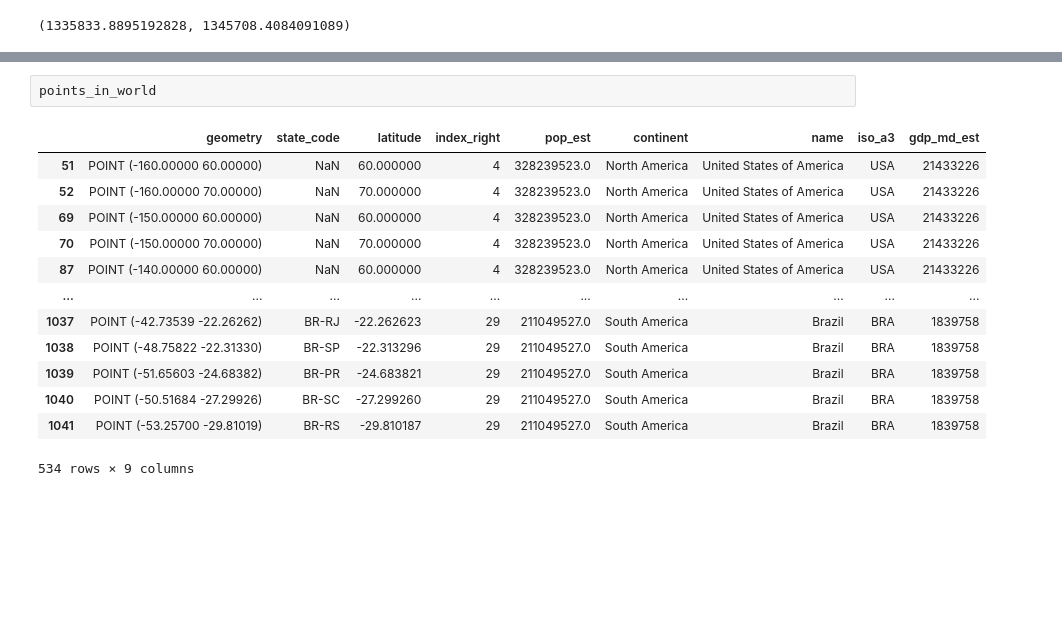
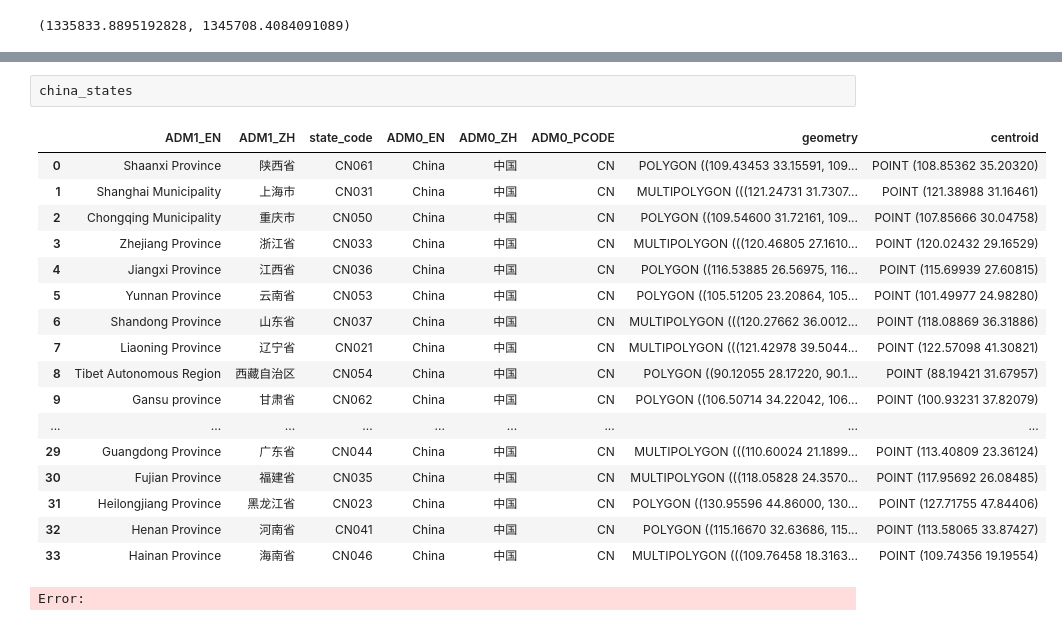
Before and after one commit to jus6du/wavelet_decomposition, a Jupyter notebook: optim_mix/build_grid_points.ipynb, the cells around one changed output, grey strips where cells are left out. Drawn from its saved outputs; the diff is of its cells as text; blank space fills up the shorter version.

```diff
--- a/optim_mix/build_grid_points.ipynb
+++ b/optim_mix/build_grid_points.ipynb
@@ -143,18 +129,23 @@ plt.show()
   centroids = world.centroid
 [figure]
-# %%
-points_in_world
-# %% [output]
-|  | geometry | state_code | latitude | index_right | pop_est | continent | name | iso_a3 | gdp_md_est |
-| 51 | POINT (-160.00000 60.00000) | NaN | 60.000000 | 4 | 328239523.0 | North America | United States of America | USA | 21433226 |
-| 52 | POINT (-160.00000 70.00000) | NaN | 70.000000 | 4 | 328239523.0 | North America | United States of America | USA | 21433226 |
-| 69 | POINT (-150.00000 60.00000) | NaN | 60.000000 | 4 | 328239523.0 | North America | United States of America | USA | 21433226 |
-| 70 | POINT (-150.00000 70.00000) | NaN | 70.000000 | 4 | 328239523.0 | North America | United States of America | USA | 21433226 |
-| 87 | POINT (-140.00000 60.00000) | NaN | 60.000000 | 4 | 328239523.0 | North America | United States of America | USA | 21433226 |
-| ... | ... | ... | ... | ... | ... | ... | ... | ... | ... |
-| 1037 | POINT (-42.73539 -22.26262) | BR-RJ | -22.262623 | 29 | 211049527.0 | South America | Brazil | BRA | 1839758 |
-| 1038 | POINT (-48.75822 -22.31330) | BR-SP | -22.313296 | 29 | 211049527.0 | South America | Brazil | BRA | 1839758 |
-| 1039 | POINT (-51.65603 -24.68382) | BR-PR | -24.683821 | 29 | 211049527.0 | South America | Brazil | BRA | 1839758 |
-| 1040 | POINT (-50.51684 -27.29926) | BR-SC | -27.299260 | 29 | 211049527.0 | South America | Brazil | BRA | 1839758 |
-| 1041 | POINT (-53.25700 -29.81019) | BR-RS | -29.810187 | 29 | 211049527.0 | South America | Brazil | BRA | 1839758 |
-534 rows × 9 columns
+# %%
+china_states
+# %% [output]
+|  | ADM1_EN | ADM1_ZH | state_code | ADM0_EN | ADM0_ZH | ADM0_PCODE | geometry | centroid |
+| 0 | Shaanxi Province | 陕西省 | CN061 | China | 中国 | CN | POLYGON ((109.43453 33.15591, 109... | POINT (108.85362 35.20320) |
+| 1 | Shanghai Municipality | 上海市 | CN031 | China | 中国 | CN | MULTIPOLYGON (((121.24731 31.7307... | POINT (121.38988 31.16461) |
+| 2 | Chongqing Municipality | 重庆市 | CN050 | China | 中国 | CN | POLYGON ((109.54600 31.72161, 109... | POINT (107.85666 30.04758) |
+| 3 | Zhejiang Province | 浙江省 | CN033 | China | 中国 | CN | MULTIPOLYGON (((120.46805 27.1610... | POINT (120.02432 29.16529) |
+| 4 | Jiangxi Province | 江西省 | CN036 | China | 中国 | CN | POLYGON ((116.53885 26.56975, 116... | POINT (115.69939 27.60815) |
+| 5 | Yunnan Province | 云南省 | CN053 | China | 中国 | CN | POLYGON ((105.51205 23.20864, 105... | POINT (101.49977 24.98280) |
+| 6 | Shandong Province | 山东省 | CN037 | China | 中国 | CN | MULTIPOLYGON (((120.27662 36.0012... | POINT (118.08869 36.31886) |
+| 7 | Liaoning Province | 辽宁省 | CN021 | China | 中国 | CN | MULTIPOLYGON (((121.42978 39.5044... | POINT (122.57098 41.30821) |
+| 8 | Tibet Autonomous Region | 西藏自治区 | CN054 | China | 中国 | CN | POLYGON ((90.12055 28.17220, 90.1... | POINT (88.19421 31.67957) |
+| 9 | Gansu province | 甘肃省 | CN062 | China | 中国 | CN | POLYGON ((106.50714 34.22042, 106... | POINT (100.93231 37.82079) |
+| ... | ... | ... | ... | ... | ... | ... | ... | ... |
+| 29 | Guangdong Province | 广东省 | CN044 | China | 中国 | CN | MULTIPOLYGON (((110.60024 21.1899... | POINT (113.40809 23.36124) |
+| 30 | Fujian Province | 福建省 | CN035 | China | 中国 | CN | MULTIPOLYGON (((118.05828 24.3570... | POINT (117.95692 26.08485) |
+| 31 | Heilongjiang Province | 黑龙江省 | CN023 | China | 中国 | CN | POLYGON ((130.95596 44.86000, 130... | POINT (127.71755 47.84406) |
+| 32 | Henan Province | 河南省 | CN041 | China | 中国 | CN | POLYGON ((115.16670 32.63686, 115... | POINT (113.58065 33.87427) |
+| 33 | Hainan Province | 海南省 | CN046 | China | 中国 | CN | MULTIPOLYGON (((109.76458 18.3163... | POINT (109.74356 19.19554) |
+Error:
```
Also changed, not shown: parts of 2 cells of this notebook, 1 other file.
